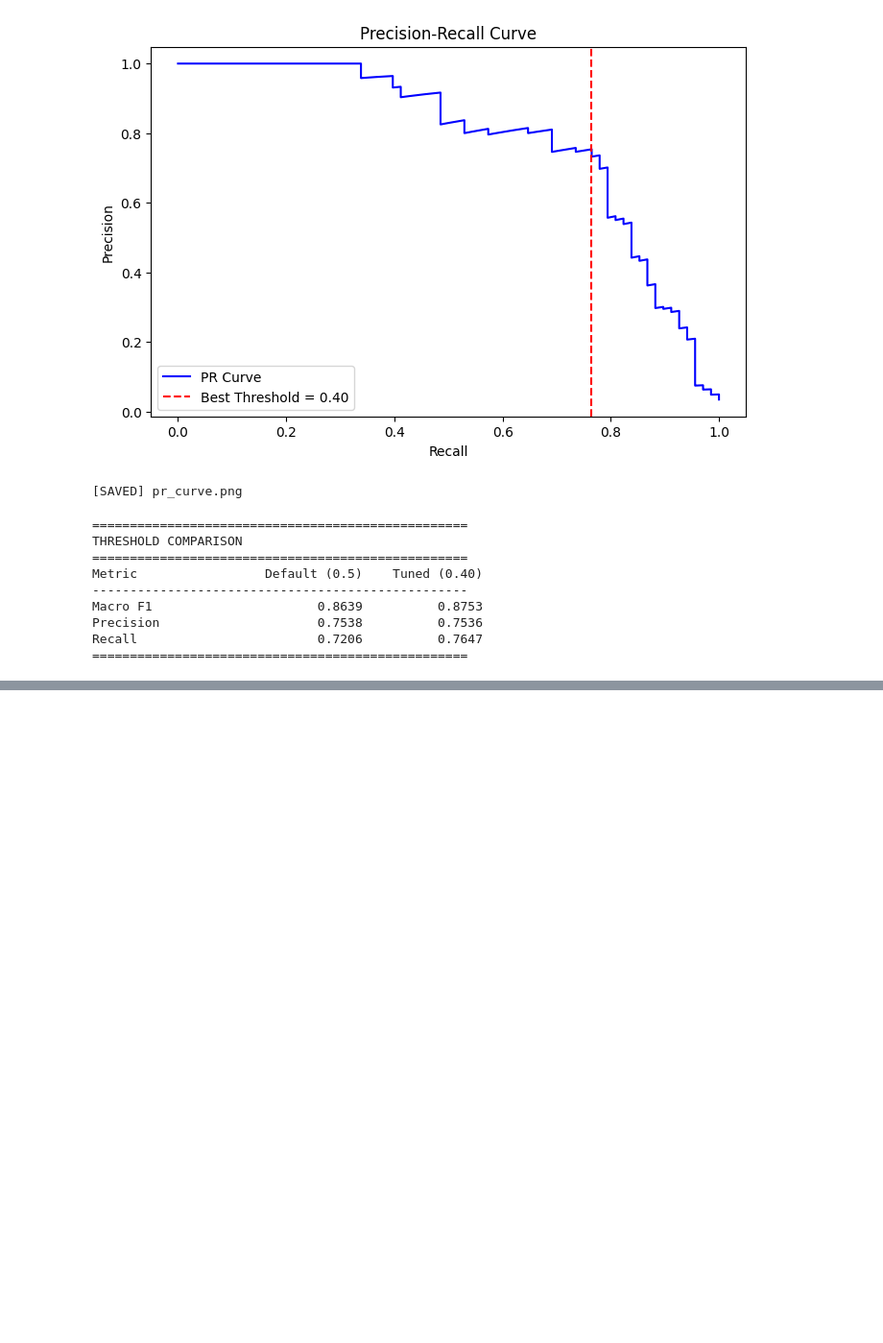
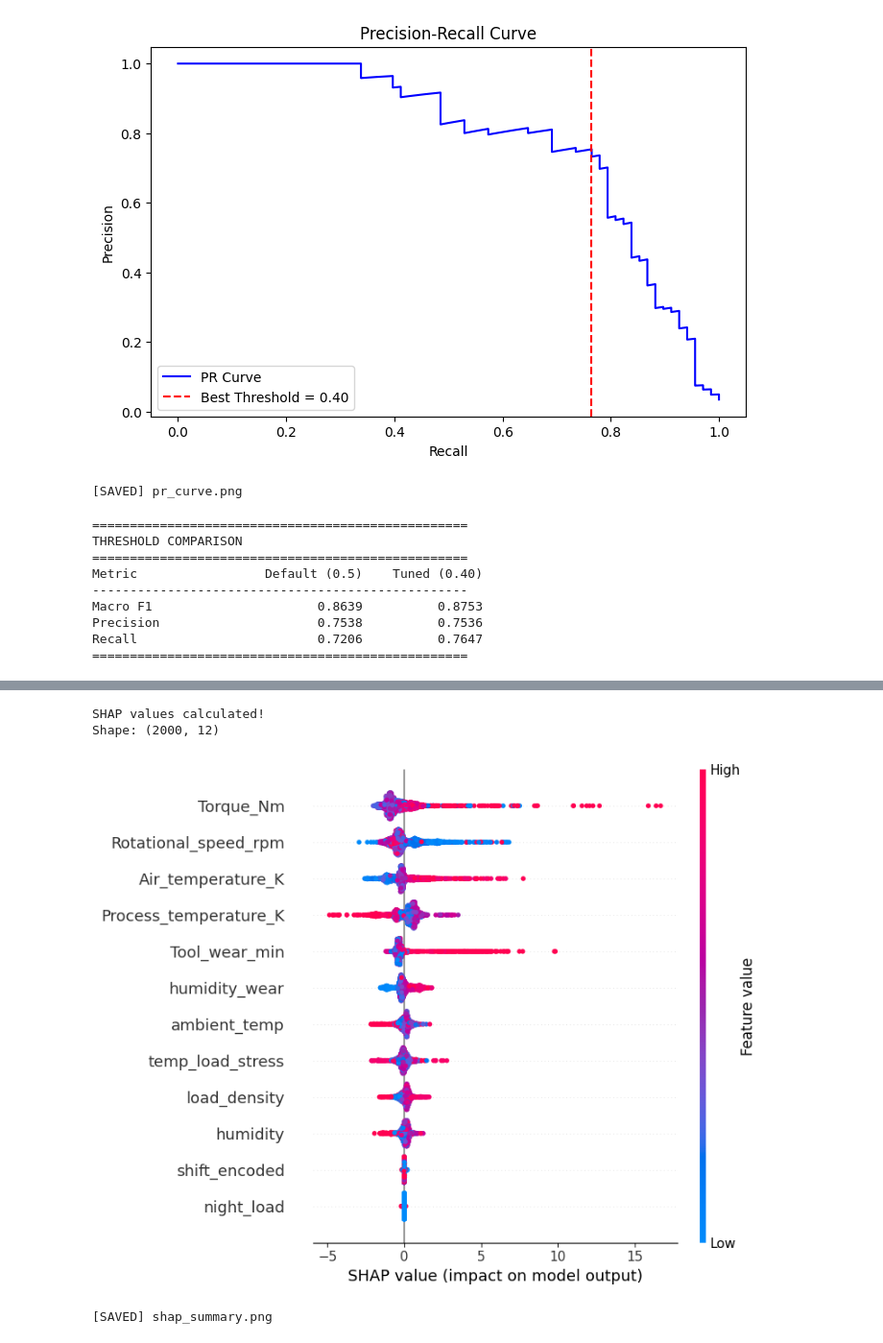
Before and after one commit to Swayam085/predictive-maintenance, a Jupyter notebook: notebooks/03_model.ipynb, the cells around one changed output, grey strips where cells are left out. Shown at 96% size. Saved outputs shown, nothing was run; the diff lists cells and outputs as text; code cells hidden in the pictures; blank space fills up the shorter version.

```diff
--- a/notebooks/03_model.ipynb
+++ b/notebooks/03_model.ipynb
@@ -639,0 +640,22 @@ Noise 0.20 → Mean F1: 0.8594 ± 0.0119
+# %%
+import shap
+
+explainer = shap.TreeExplainer(final_model)
+shap_values = explainer.shap_values(X_te)
+
+print("SHAP values calculated!")
+print(f"Shape: {shap_values.shape}")
+# %% [output]
+SHAP values calculated!
+Shape: (2000, 12)
+# %%
+shap.summary_plot(shap_values, X_te,
+                  feature_names=list(X_te.columns),
+                  show=False)
+plt.savefig('../reports/figures/shap_summary.png',
+            bbox_inches='tight')
+plt.show()
+print("[SAVED] shap_summary.png")
+# %% [output]
+[figure, added]
+[SAVED] shap_summary.png
```
Also changed, not shown: parts of 9 cells of this notebook, 6 other files.
